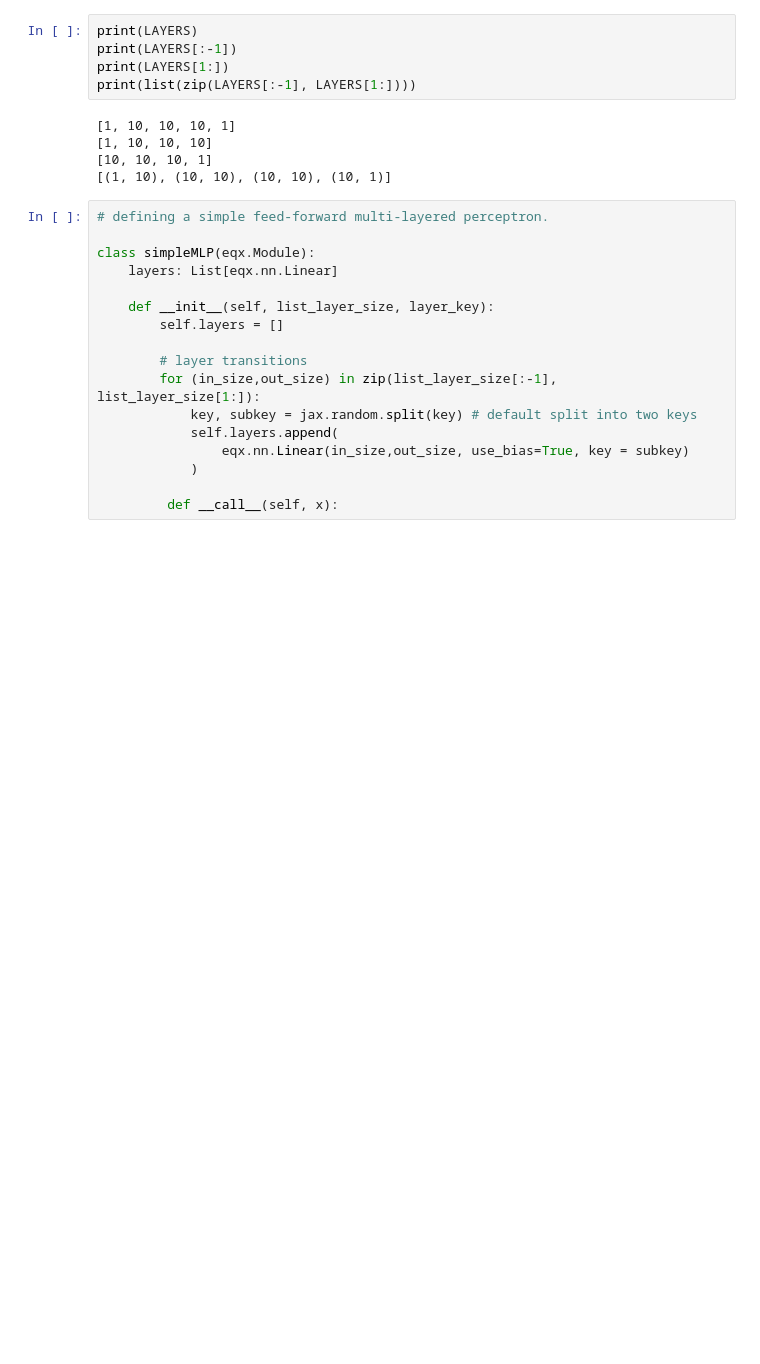
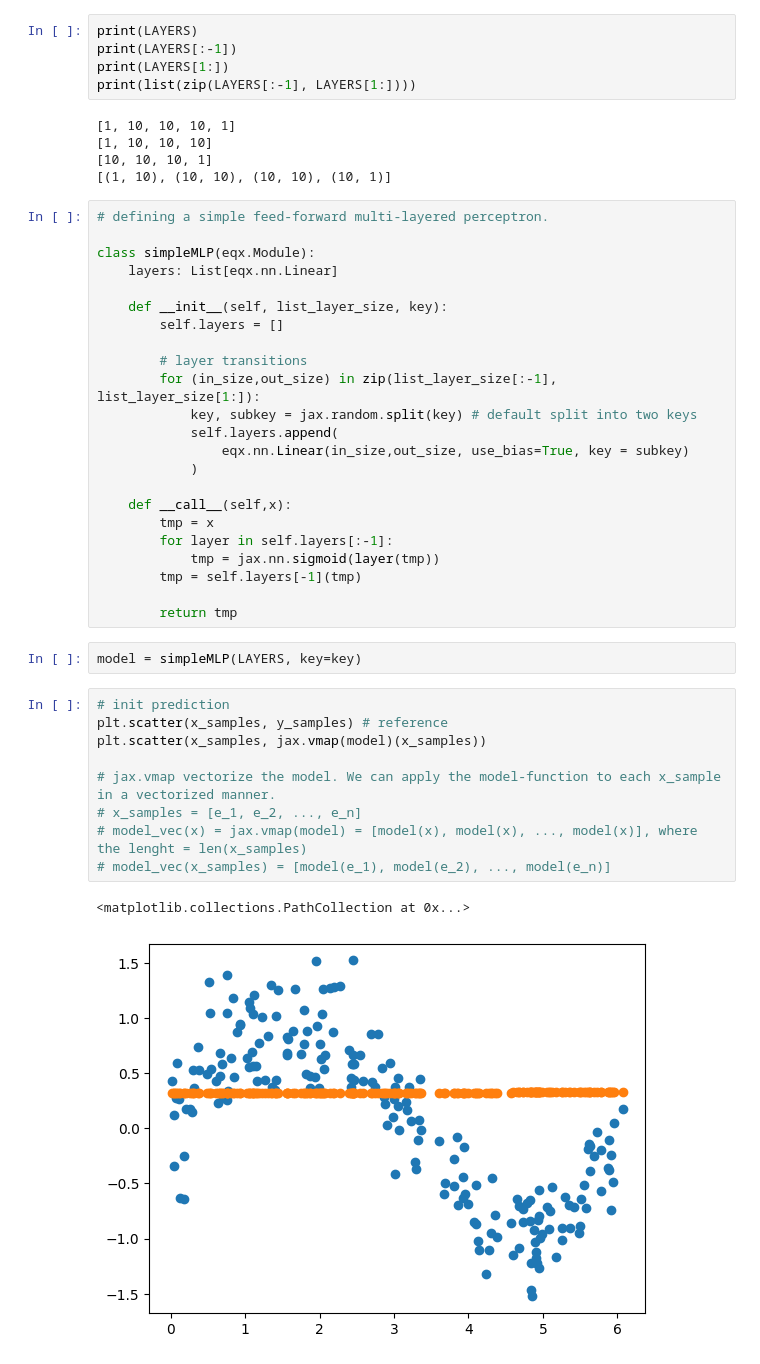
Before and after one commit to bimbolimbo/framework-learning, a Jupyter notebook: jax-sandbox.ipynb, the cells around one changed output. Saved outputs shown, nothing was run; the diff lists cells and outputs as text; blank space fills up the shorter version.

```diff
--- a/jax-sandbox.ipynb
+++ b/jax-sandbox.ipynb
@@ -59,7 +59,7 @@ print(list(zip(LAYERS[:-1], LAYERS[1:])))
 class simpleMLP(eqx.Module):
     layers: List[eqx.nn.Linear]
 
-    def __init__(self, list_layer_size, layer_key):
+    def __init__(self, list_layer_size, key):
         self.layers = []
 
         # layer transitions
@@ -69,4 +69,24 @@ class simpleMLP(eqx.Module):
                 eqx.nn.Linear(in_size,out_size, use_bias=True, key = subkey)
             )
 
-         def __call__(self, x):
+    def __call__(self,x):
+        tmp = x
+        for layer in self.layers[:-1]:
+            tmp = jax.nn.sigmoid(layer(tmp))
+        tmp = self.layers[-1](tmp)
+
+        return tmp
+# %%
+model = simpleMLP(LAYERS, key=key)
+# %%
+# init prediction
+plt.scatter(x_samples, y_samples) # reference
+plt.scatter(x_samples, jax.vmap(model)(x_samples))
+
+# jax.vmap vectorize the model. We can apply the model-function to each x_sample in a vectorized manner.
+# x_samples = [e_1, e_2, ..., e_n]
+# model_vec(x) = jax.vmap(model) = [model(x), model(x), ..., model(x)], where the lenght = len(x_samples)
+# model_vec(x_samples) = [model(e_1), model(e_2), ..., model(e_n)]
+# %% [output]
+<matplotlib.collections.PathCollection at 0x...>
+[figure, added]
```
Also changed, not shown: parts of 5 cells of this notebook, 1 other file.
